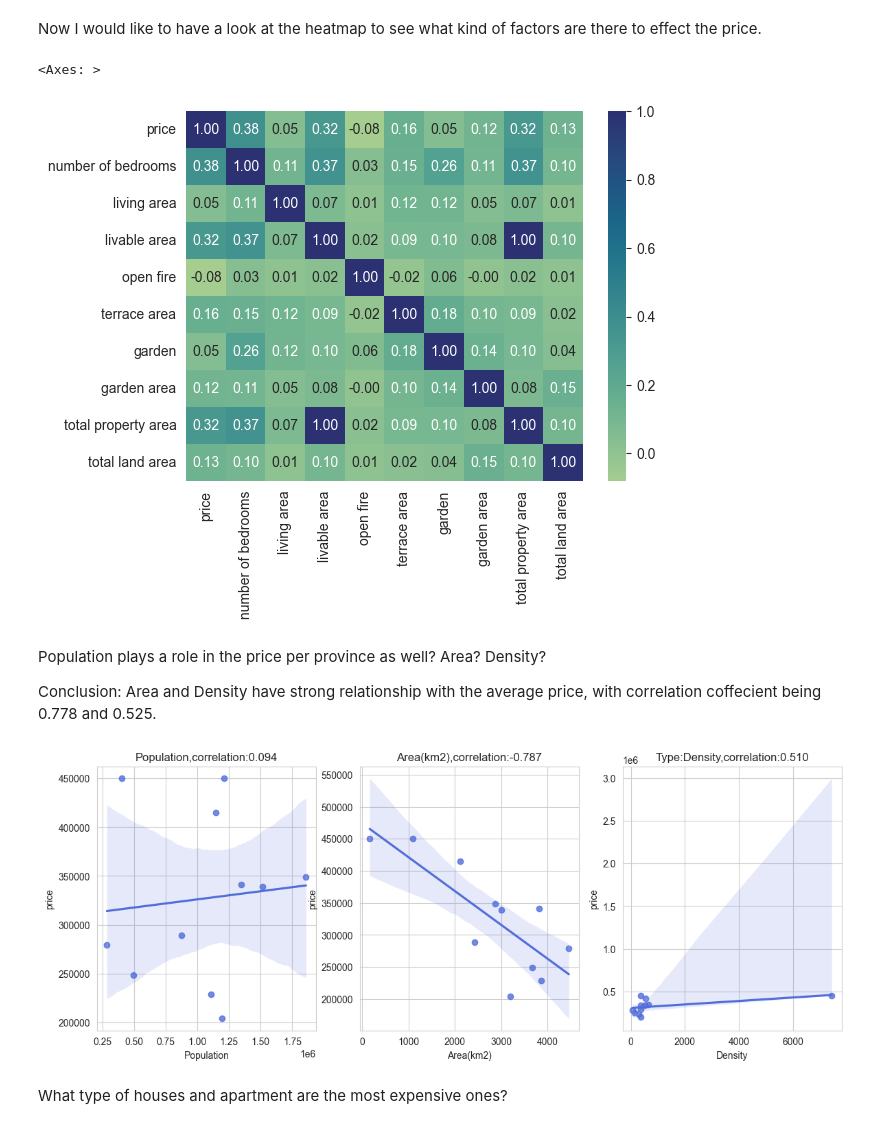
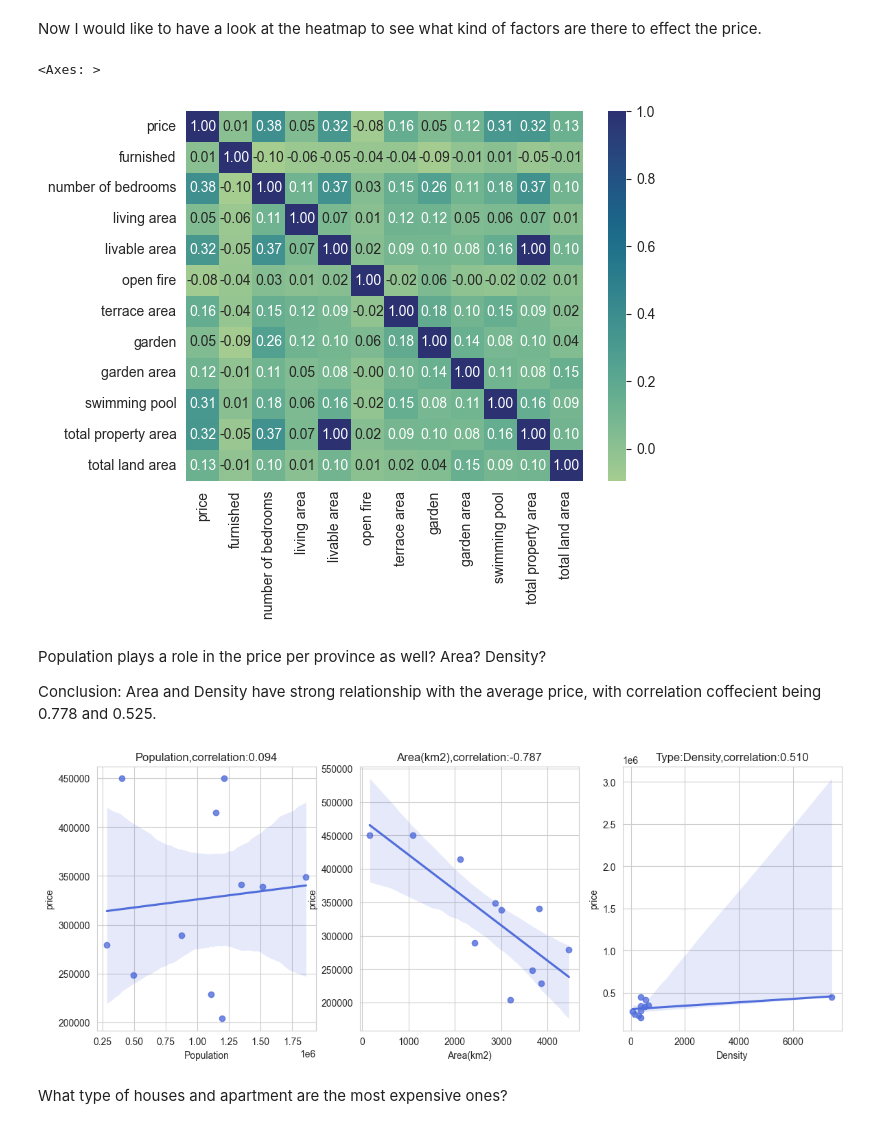
Before and after one commit to Spike815/Real_Estate_Analysis, a Jupyter notebook: Analysis.ipynb, the cells around one changed output. Drawn from its saved outputs; the diff is of its cells as text; code cells hidden in the pictures.

Commit message:
updata heatmap

```diff
--- a/Analysis.ipynb
+++ b/Analysis.ipynb
@@ -102,7 +102,7 @@ Now the cleaning of data starts
 for column in ["furnished","open fire","terrace","garden","swimming pool"]:
     data.loc[:,column]=data[column].fillna(False)
 # fill the livable area with nan for the correlation calculation purpose
-data.loc[:,"livable area"].replace(0, np.nan)
+data["livable area"] = data["livable area"].replace(0, np.nan)
 #fill the nan with o in the following columns:
 for column in ["terrace area","garden area","total land area","number of facades"]:
     data.loc[:,column]=data[column].fillna(0)
@@ -243,13 +243,13 @@ plt.show()
 Now I would like to have a look at the heatmap to see what kind of factors are there to effect the price.
 # %%
 #subset the dataframe to calculate the standard correlation coefficient
-sub=data[["price","furnished","number of bedrooms","living area","livable area","open fire","terrace area","garden","garden area","total property area","total land area"]]
+sub=data[["price","furnished","number of bedrooms","living area","livable area","open fire","terrace area","garden","garden area","swimming pool","total property area","total land area"]]
 
-corr_matrix=sub.corr(method="pearson",numeric_only=True)
+corr_matrix=sub.corr(method="pearson")
 sns.heatmap(corr_matrix,annot=True, fmt=".2f",cmap="crest")
 # %% [output]
 <Axes: >
-[figure, old version]
+[figure, new version]
 # %% [markdown]
 Population plays a role in the price per province as well? Area? Density?
 
@@ -284,7 +284,7 @@ a2.set_title(f"Type:Density,correlation:{corr3:.3f}")
 
 plt.show()
 # %% [output]
-[figure, old version]
+[figure, new version]
 # %% [markdown]
 What type of houses and apartment are the most expensive ones?
 # %%
```
Also changed, not shown: 1 other file.
